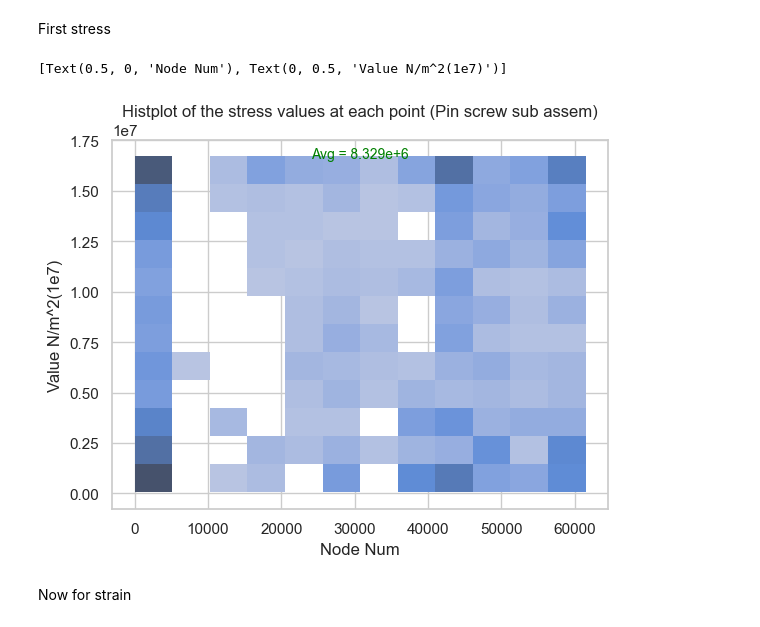
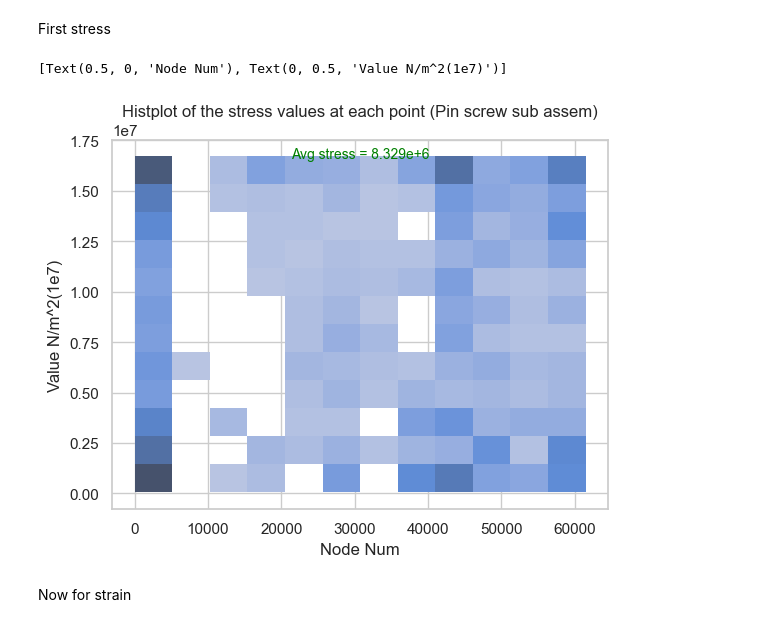
Before and after one commit to Luk446/Stat_project_2450027, a Jupyter notebook: SolidWorks/solidworkspython.ipynb, the cells around one changed output. Drawn from its saved outputs; the diff is of its cells as text; code cells hidden in the pictures.

```diff
--- a/SolidWorks/solidworkspython.ipynb
+++ b/SolidWorks/solidworkspython.ipynb
@@ -66,17 +66,17 @@ First stress
 # %%
 df = pd.read_csv('subassem1-Static 1-Results-Stress1-3.csv')
 # define as pandas data frame and then extracts vars
 df=pd.DataFrame(df)
 Node = list(df.iloc[:,0])
 Value = list(df.iloc[:,1])
 #Plot the histogram
 ax= sns.histplot(x=Node,y=Value, data=df)
 sns.set(style='whitegrid')
-ax.annotate(f'Avg = 8.329e+6', xy=(0.5,0.95), xycoords='axes fraction', ha='center',fontsize=10,color='green')
+ax.annotate(f'Avg stress = 8.329e+6', xy=(0.5,0.95), xycoords='axes fraction', ha='center',fontsize=10,color='green')
 ax.set_title('Histplot of the stress values at each point (Pin screw sub assem)')
 ax.set(xlabel='Node Num',ylabel='Value N/m^2(1e7)')
 # %% [output]
 [Text(0.5, 0, 'Node Num'), Text(0, 0.5, 'Value N/m^2(1e7)')]
-[figure, old version]
+[figure, new version]
 # %% [markdown]
 Now for strain
```
Also changed, not shown: parts of 2 cells of this notebook.
